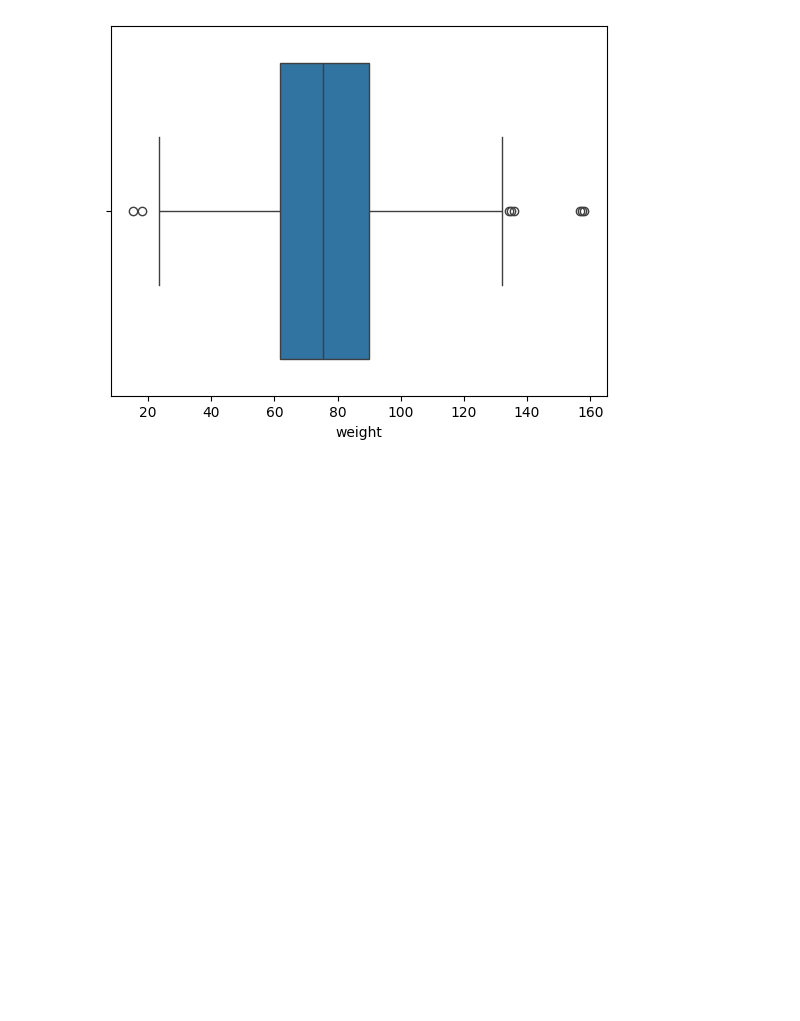
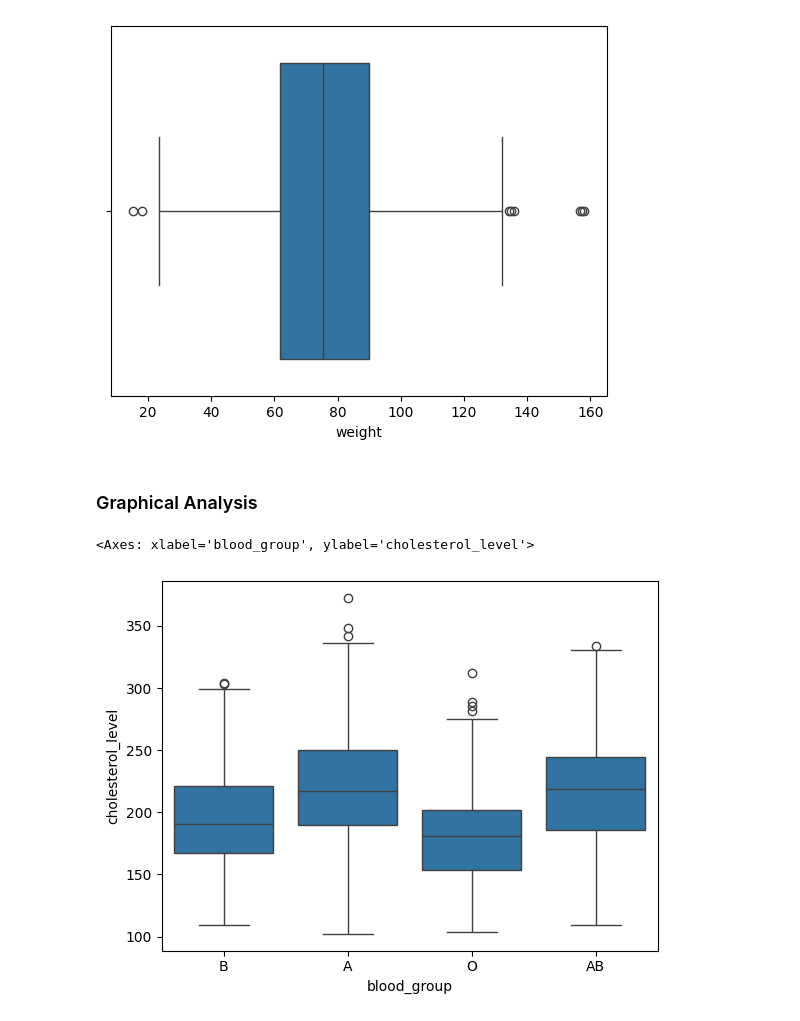
Before and after one commit to zec4o/multiple-linear-regression, a Jupyter notebook: cholesterol_model.ipynb, the cells around one changed output. Saved outputs shown, nothing was run; the diff lists cells and outputs as text; code cells hidden in the pictures; blank space fills up the shorter version.

```diff
--- a/cholesterol_model.ipynb
+++ b/cholesterol_model.ipynb
@@ -138,3 +138,11 @@ sns.boxplot(data=df_cholesterol_eda, x='weight')
 df_cholesterol_eda[df_cholesterol_eda['weight'] < 40]
 # Remove
 df_cholesterol_eda.drop(df_cholesterol_eda[df_cholesterol_eda['weight'] < 40].index, axis=0, inplace=True)
+# %% [markdown]
+### Graphical Analysis
+# %%
+# Correlate the categorical variables
+sns.boxplot(data=df_cholesterol_eda, x='blood_group', y='cholesterol_level')
+# %% [output]
+<Axes: xlabel='blood_group', ylabel='cholesterol_level'>
+[figure, added]
```
Also changed, not shown: parts of 16 cells of this notebook.
